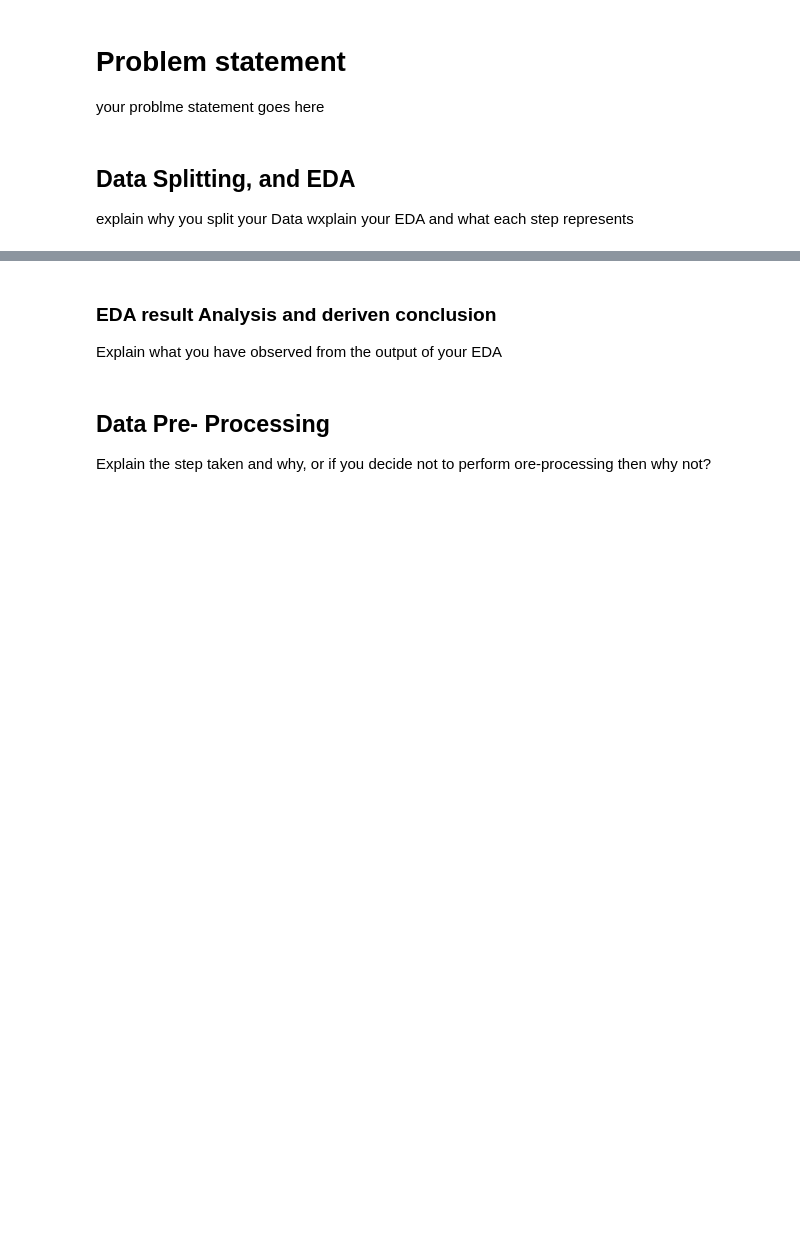
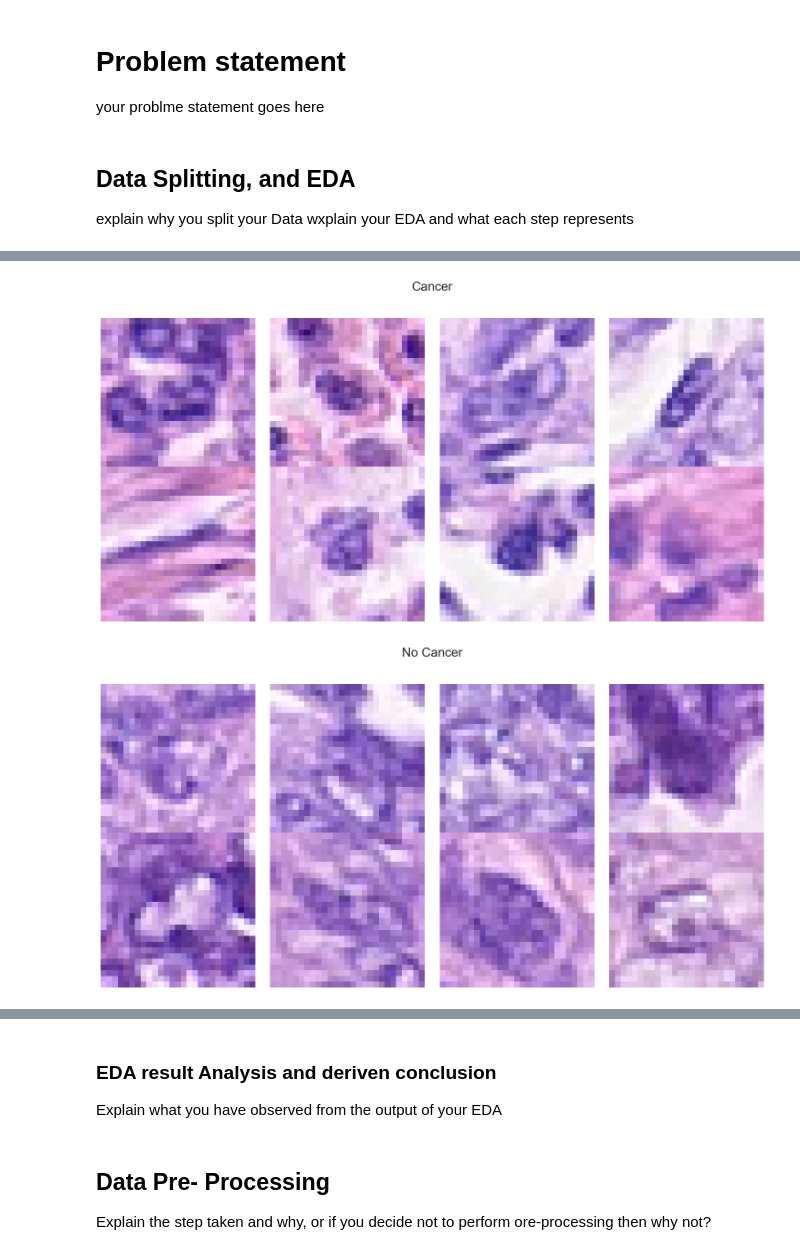
Before and after one commit to Shalini247/Image-Classification, a Jupyter notebook: s4073541_s4072225.ipynb, the cells around one changed output, grey strips where cells are left out. Drawn from its saved outputs; the diff is of its cells as text; code cells hidden in the pictures; blank space fills up the shorter version.

```diff
--- a/s4073541_s4072225.ipynb
+++ b/s4073541_s4072225.ipynb
@@ -24,0 +163,11 @@ import numpy as np
+# %%
+cancer = combined_data.loc[combined_data['isCancerous']==1].sample(8)
+not_cancer = combined_data.loc[combined_data['isCancerous']==0].sample(8)
+
+isCancerous = [not_cancer,cancer]
+can_label  = ['Cancer','No Cancer']
+for i, labels in enumerate(isCancerous):
+  plot_images(labels['ImagePath'],can_label[i])
+# %% [output]
+[figure, added]
+[figure, added]
```
Also changed, not shown: parts of 35 cells of this notebook.
